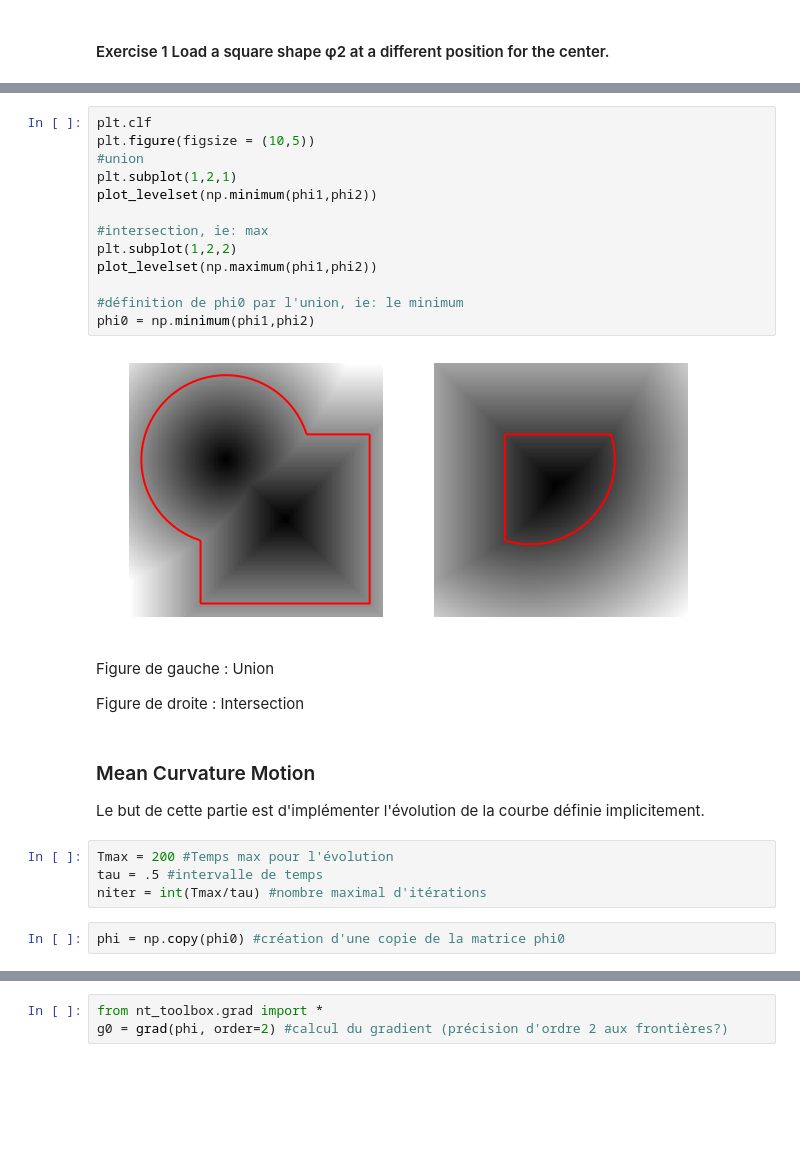
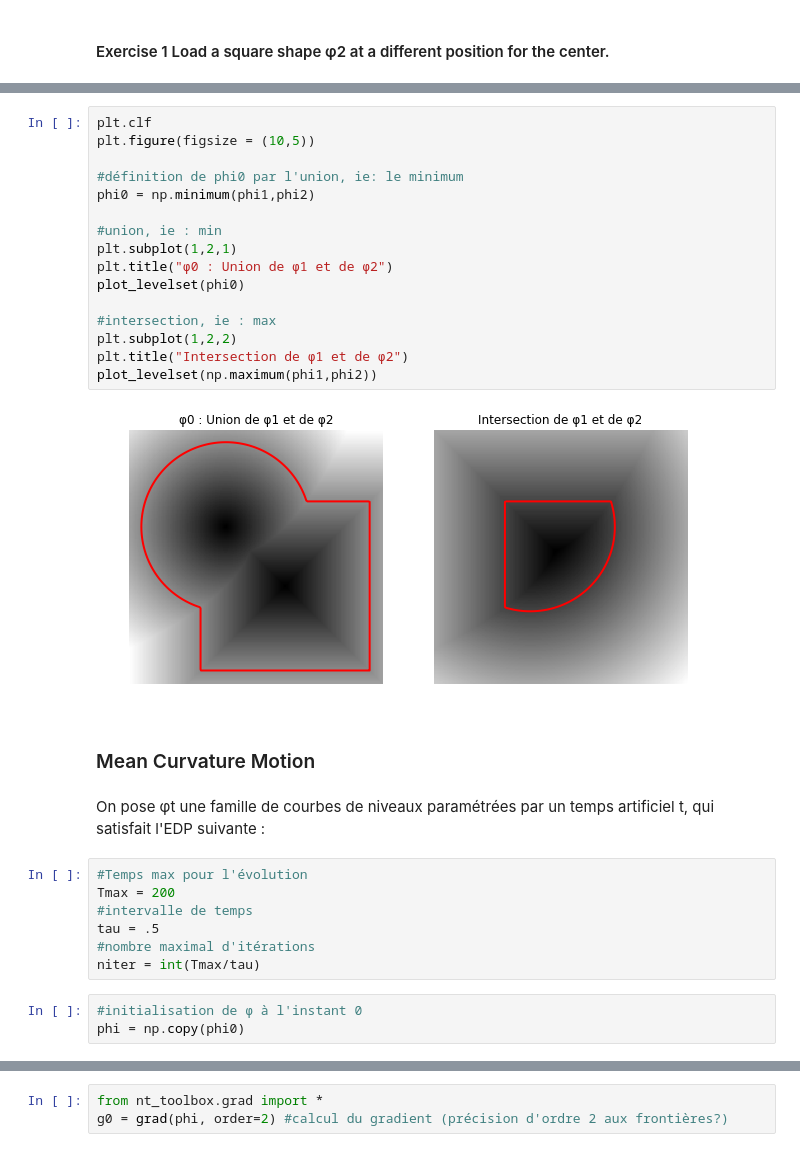
Before and after one commit to MargotSirdey/Mini_Projet_Active_Contours, a Jupyter notebook: machine_learning_level_sets.ipynb, the cells around one changed output, grey strips where cells are left out. Saved outputs shown, nothing was run; the diff lists cells and outputs as text; blank space fills up the shorter version.

Commit message:
ajout commentaires level sets

```diff
--- a/machine_learning_level_sets.ipynb
+++ b/machine_learning_level_sets.ipynb
@@ -59,30 +69,33 @@ plot_levelset(phi2)
-# %%
-plt.clf
-plt.figure(figsize = (10,5))
-#union
-plt.subplot(1,2,1)
-plot_levelset(np.minimum(phi1,phi2))
-
-#intersection, ie: max
-plt.subplot(1,2,2)
-plot_levelset(np.maximum(phi1,phi2))
-
-#définition de phi0 par l'union, ie: le minimum
-phi0 = np.minimum(phi1,phi2)
-# %% [output]
-[figure, removed]
-# %% [markdown]
-Figure de gauche : Union
-
-Figure de droite : Intersection
-# %% [markdown]
-### Mean Curvature Motion
-
-Le but de cette partie est d'implémenter l'évolution de la courbe définie implicitement.
+# %%
+plt.clf
+plt.figure(figsize = (10,5))
+
+#définition de phi0 par l'union, ie: le minimum
+phi0 = np.minimum(phi1,phi2)
+
+#union, ie : min
+plt.subplot(1,2,1)
+plt.title("φ0 : Union de φ1 et de φ2")
+plot_levelset(phi0)
+
+#intersection, ie : max
+plt.subplot(1,2,2)
+plt.title("Intersection de φ1 et de φ2")
+plot_levelset(np.maximum(phi1,phi2))
+# %% [output]
+[figure, added]
+# %% [markdown]
+### Mean Curvature Motion
+# %% [markdown]
+On pose φt une famille de courbes de niveaux paramétrées par un temps artificiel t, qui satisfait l'EDP suivante :
 # %%
-Tmax = 200 #Temps max pour l'évolution
-tau = .5 #intervalle de temps
-niter = int(Tmax/tau) #nombre maximal d'itérations
+#Temps max pour l'évolution
+Tmax = 200
+#intervalle de temps
+tau = .5
+#nombre maximal d'itérations
+niter = int(Tmax/tau)
-# %%
-phi = np.copy(phi0) #création d'une copie de la matrice phi0
+# %%
+#initialisation de φ à l'instant 0
+phi = np.copy(phi0)
 # %% [markdown]
```
Also changed, not shown: parts of 15 cells of this notebook.
